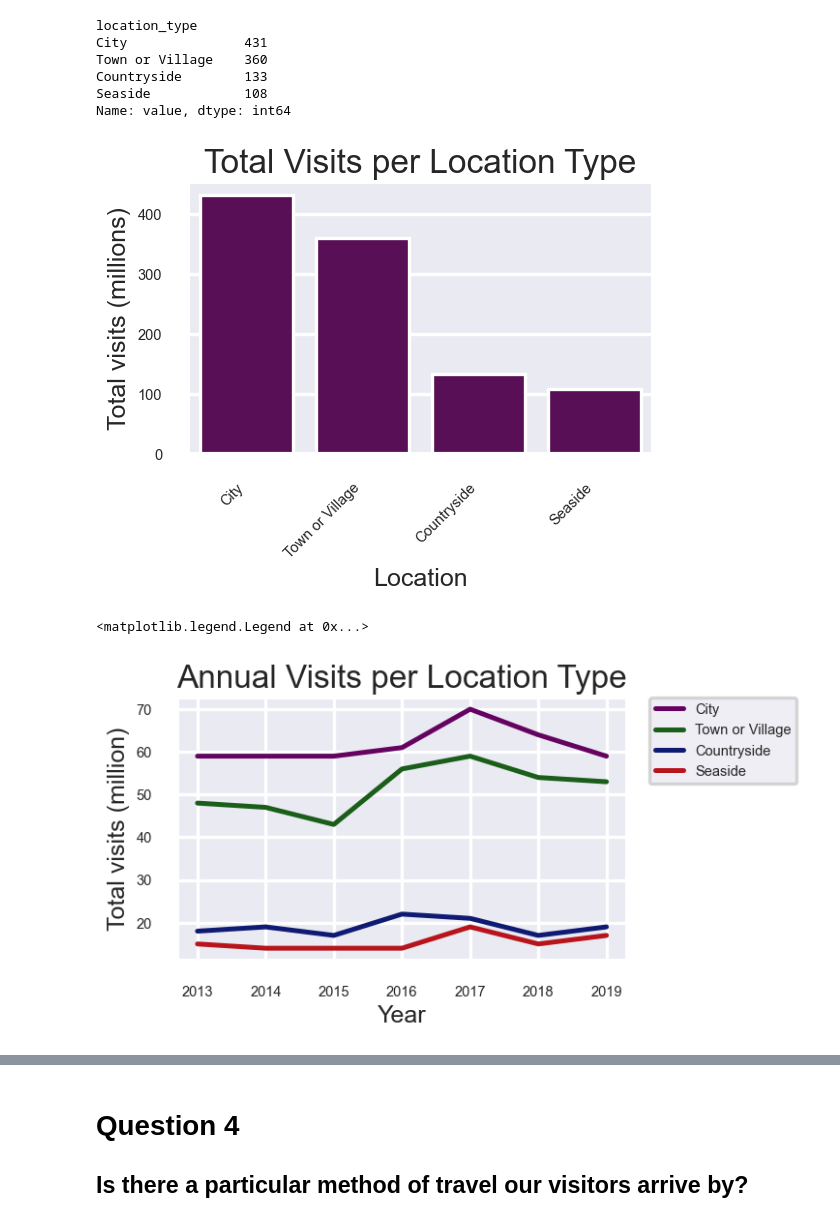
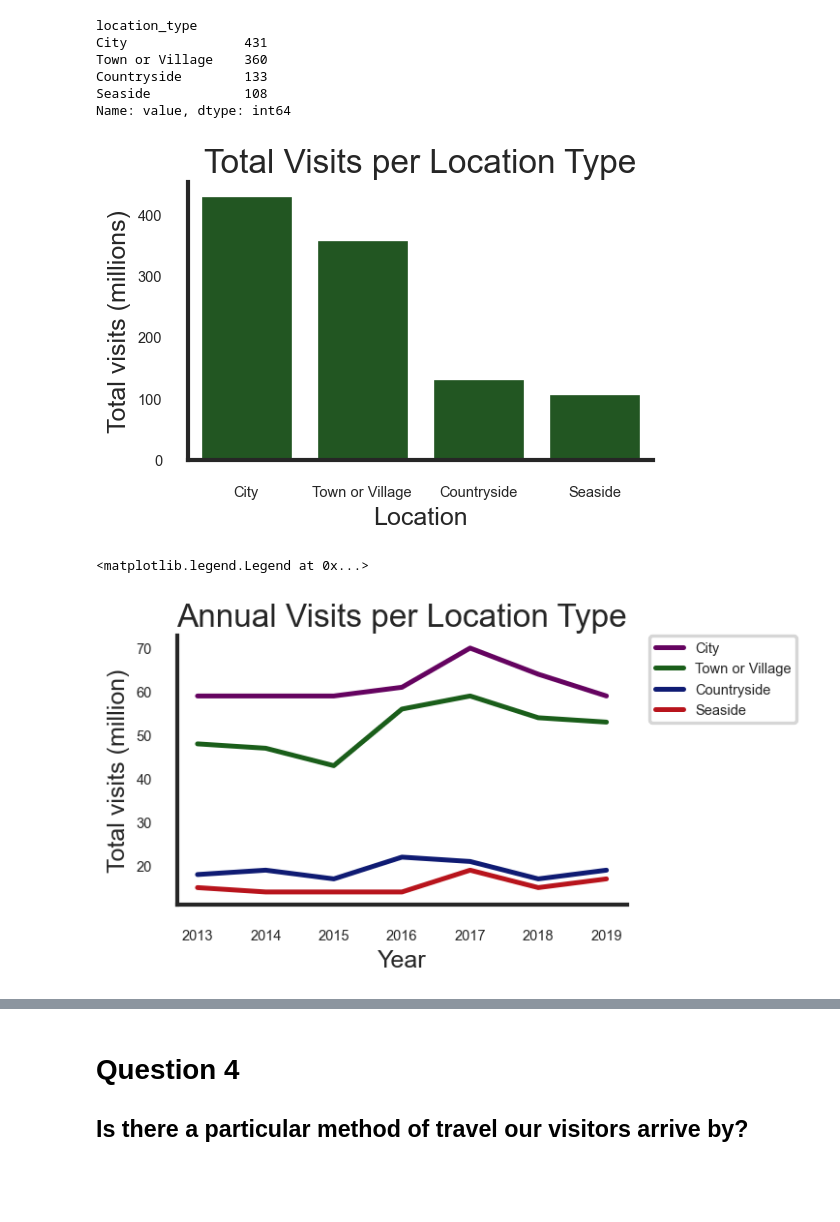
Before and after one commit to lloydlombardi/final_project_visit_scotland, a Jupyter notebook: data_analysis/project_report.ipynb, the cells around one changed output, grey strips where cells are left out. Saved outputs shown, nothing was run; the diff lists cells and outputs as text; code cells hidden in the pictures; blank space fills up the shorter version.

```diff
--- a/data_analysis/project_report.ipynb
+++ b/data_analysis/project_report.ipynb
@@ -77,7 +78,8 @@ Tourist attraction          3251
 Excursions                  2721
 Name: value, dtype: int64
 # %%
-sns.set_style('darkgrid')
+sns.set_style('white')
+
 sns.set_context('poster', font_scale=0.4)
 plt.rcParams['figure.figsize'] = [5, 3]
 plt.rcParams['figure.dpi'] = 120
@@ -97,6 +99,7 @@ a=sns.barplot(data=(
             y='total_expenditue',
            color='#650360')
 
+sns.despine()
 a.set_xlabel('Activity', fontsize = 15)
 a.set_ylabel('Total expenditure (£m)', fontsize = 15)
 a.set_title('Total Income per Tourist Activity', fontsize = 20)
@@ -775,4 +940,10 @@ plt.show()
 # %%
+sns.set_style('white')
+
+sns.set_context('poster', font_scale=0.4)
+plt.rcParams['figure.figsize'] = [5, 3]
+plt.rcParams['figure.dpi'] = 120
+plt.rcParams['font.size'] = 10
 w=sns.lineplot(data=(
     locations
     .loc[(locations.breakdown_of_domestic_tourism == 'Expenditure') &
@@ -788,6 +959,7 @@ w=sns.lineplot(data=(
             hue='location_type',
             palette=['#650360', '#1a5e1a', '#0f1b73', '#b8141c'])
 
+sns.despine()
 w.set_xlabel('Year', fontsize = 15)
 w.set_ylabel('Total expenditure (£m)', fontsize = 15)
 w.set_title('Annual Expenditure per Location Type', fontsize = 20)
@@ -798,0 +971,29 @@ plt.legend(bbox_to_anchor=(1.05, 1), loc='upper left', borderaxespad=0)
+# %%
+sns.set_style('white')
+
+sns.set_context('poster', font_scale=0.4)
+plt.rcParams['figure.figsize'] = [5, 3]
+plt.rcParams['figure.dpi'] = 120
+plt.rcParams['font.size'] = 10
+w=sns.lineplot(data=(
+    locations
+    .loc[(locations.breakdown_of_domestic_tourism == 'Expenditure') &
+         (locations.location_type != 'All'), :]
+    .groupby(['location_type', 'year'])
+    .value
+    .sum()
+    .sort_values(ascending=False)
+    .reset_index(name='total_expenditure_per_year')
+),
+            x='year',
+            y='total_expenditure_per_year',
+            hue='location_type',
+            palette=['#650360', '#1a5e1a', 'lightgrey', 'lightgrey'],
+            linewidth=3)
+
+sns.despine()
+w.set_xlabel('Year', fontsize = 15)
+w.set_ylabel('Total expenditure (£m)', fontsize = 15)
+w.set_title('Annual Expenditure per Location Type', fontsize = 20)
+
+plt.legend(bbox_to_anchor=(1.05, 1), loc='upper left', borderaxespad=0)
@@ -815,25 +1019,26 @@ Name: value, dtype: int64
 # %%
 w=sns.barplot(data=(
     locations
     .loc[(locations.breakdown_of_domestic_tourism == 'Visits') & (locations.location_type != 'All'), :]
     .groupby('location_type')
     .value
     .sum()
     .sort_values(ascending=False)
     .reset_index(name='total_visits')
 ),
             x='location_type',
             y='total_visits',
-            color='#650360')
+            color='#1a5e1a')
 
+sns.despine()
 w.set_xlabel('Location', fontsize = 15)
 w.set_ylabel('Total visits (millions)', fontsize = 15)
 w.set_title('Total Visits per Location Type', fontsize = 20)
 
-plt.xticks(rotation=45, ha='right')
+plt.xticks(rotation=0, ha='center')
 plt.show()
 # %% [output]
-[figure, old version]
+[figure, new version]
 # %%
 w=sns.lineplot(data=(
     locations
@@ -850,6 +1055,7 @@ w=sns.lineplot(data=(
             hue='location_type',
             palette=['#650360', '#1a5e1a', '#0f1b73', '#b8141c'])
 
+sns.despine()
 w.set_xlabel('Year', fontsize = 15)
 w.set_ylabel('Total visits (million)', fontsize = 15)
 w.set_title('Annual Visits per Location Type', fontsize = 20)
@@ -857,4 +1063,4 @@ w.set_title('Annual Visits per Location Type', fontsize = 20)
 plt.legend(bbox_to_anchor=(1.05, 1), loc='upper left', borderaxespad=0)
 # %% [output]
 <matplotlib.legend.Legend at 0x...>
-[figure, old version]
+[figure, new version]
```
Also changed, not shown: parts of 51 cells of this notebook, 5 other files.
